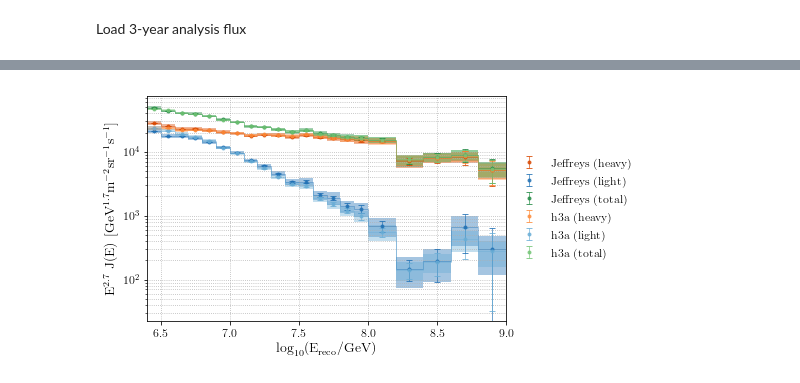
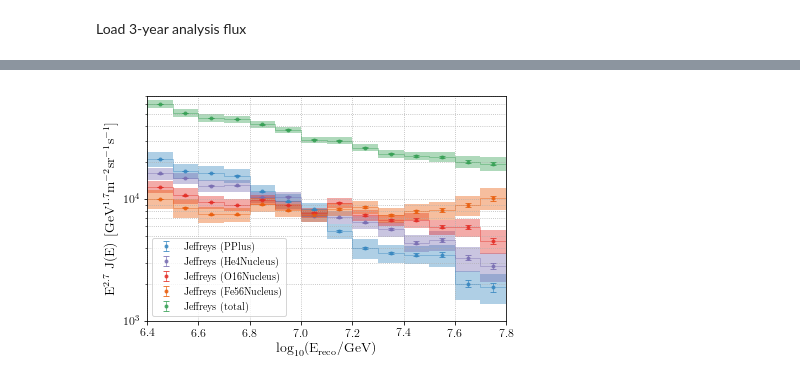
Before and after one commit to jrbourbeau/cr-composition, a Jupyter notebook: notebooks/spectrum-analysis.ipynb, the cells around one changed output, grey strips where cells are left out. Drawn from its saved outputs; the diff is of its cells as text; code cells hidden in the pictures.

Commit message:
Updates unfolding code

```diff
--- a/notebooks/spectrum-analysis.ipynb
+++ b/notebooks/spectrum-analysis.ipynb
@@ -305,7 +125,6 @@ ks_pval_str = 'ks-0p01'
 # %%
 df_file = os.path.join(comp.paths.project_root, 'unfolding', config,
-                       'pyunfold_output.hdf')
-#                        'pyunfold_output_{}.hdf'.format(ks_pval_str))
+                       'pyunfold_output_{}-groups.hdf'.format(num_groups))
 df_unfolding = pd.read_hdf(df_file, model_name, mode='r')
 # %%
 df_unfolding
@@ -400,12 +275,8 @@ for idx_iter, df_iter in df_unfolding.iterrows():
 # %% [markdown]
 ### Plot comparison of final unfolded flux for different priors
 # %%
-ks_pval_str = 'ks-0p01'
-# ks_pval_str = 'ks-0p0075'
-# ks_pval_str = 'ks-0p005'
-# ks_pval_str = 'ks-0p001'
-# model_names = ['Jeffreys']
-model_names = ['Jeffreys', 'h3a']
+model_names = ['Jeffreys']
+# model_names = ['Jeffreys', 'H3a']
 # model_names = ['Jeffreys', 'h3a', 'Hoerandel5']
 # %% [markdown]
 Load 3-year analysis flux
@@ -430,0 +285,6 @@ flux_data_3yr['total_err_up'] = np.sqrt(flux_data_3yr['light_err_up']**2 + flux_
+# %%
+flux_data_3yr_format = ['log_energy_midpoints',
+                        'PPlus_flux', 'PPlus_err_down', 'PPlus_err_up', 'PPlus_err_down2', 'PPlus_err_up2',
+                        'He4Nucleus_flux', 'He4Nucleus_err_down', 'He4Nucleus_err_up', 'He4Nucleus_err_down2', 'He4Nucleus_err_up2',
+                        'O16Nucleus_flux', 'O16Nucleus_err_down', 'O16Nucleus_err_up', 'O16Nucleus_err_down2', 'O16Nucleus_err_up2',
+                        'Fe56Nucleus_flux', 'Fe56Nucleus_err_down', 'Fe56Nucleus_err_up', 'Fe56Nucleus_err_down2', 'Fe56Nucleus_err_up2']
@@ -431,86 +322,101 @@ flux_data_3yr['total_err_up'] = np.sqrt(flux_data_3yr['light_err_up']**2 + flux_
+# %%
+plot_3yr = False
 # %%
 fig, ax = plt.subplots()
+marker_dict = {model: marker for model, marker in zip(model_names, '.^*o')}
 color_dict_model = {}
 color_dict_model['light'] = sns.color_palette('Blues', len(model_names)+1).as_hex()[::-1]
+color_dict_model['intermediate'] = sns.color_palette('Reds', len(model_names)+1).as_hex()[::-1]
 color_dict_model['heavy'] = sns.color_palette('Oranges', len(model_names)+1).as_hex()[::-1]
+
+color_dict_model['PPlus'] = sns.color_palette('Blues', len(model_names)+1).as_hex()[::-1]
+color_dict_model['O16Nucleus'] = sns.color_palette('Reds', len(model_names)+1).as_hex()[::-1]
+color_dict_model['He4Nucleus'] = sns.color_palette('Purples', len(model_names)+1).as_hex()[::-1]
+color_dict_model['Fe56Nucleus'] = sns.color_palette('Oranges', len(model_names)+1).as_hex()[::-1]
+
 color_dict_model['total'] = sns.color_palette('Greens', len(model_names)+1).as_hex()[::-1]
 for idx_model, model_name in enumerate(model_names):
 
     df_file = os.path.join(comp.paths.project_root, 'unfolding', config,
-                           'pyunfold_output.hdf')
-#                            'unfolding/unfolded_output/pyunfold_output_{}.hdf'.format(ks_pval_str))
+                           'pyunfold_output_{}-groups.hdf'.format(num_groups))
     df_unfolding = pd.read_hdf(df_file, model_name, mode='r')
     df_final_iter = df_unfolding.iloc[-1]
 
     counts, counts_sys_err, counts_stat_err = {}, {}, {}
     for idx, composition in enumerate(comp_list):
-        counts[composition] = df_final_iter['n_c'][idx::2]
-        counts_sys_err[composition] = df_final_iter['sys_err'][idx::2]
-        counts_stat_err[composition] = df_final_iter['stat_err'][idx::2]
+        counts[composition] = df_final_iter['n_c'][idx::num_groups]
+        counts_sys_err[composition] = df_final_iter['sys_err'][idx::num_groups]
+        counts_stat_err[composition] = df_final_iter['stat_err'][idx::num_groups]
 
-    counts['total'] = counts['light'] + counts['heavy']
-    counts_sys_err['total'] = np.sqrt(counts_sys_err['light']**2 + counts_sys_err['heavy']**2)
-    counts_stat_err['total'] = np.sqrt(counts_stat_err['light']**2 + counts_stat_err['heavy']**2)
+    for idx, composition in enumerate(comp_list):
+        if idx == 0:
+            counts['total'] = np.zeros_like(counts[composition])
+            counts_sys_err['total'] = np.zeros_like(counts[composition])
+            counts_stat_err['total'] = np.zeros_like(counts[composition])
+        counts['total'] += counts[composition]
+        counts_sys_err['total'] += counts_sys_err[composition]**2
+        counts_stat_err['total'] += counts_stat_err[composition]**2
+    counts_sys_err['total'] = np.sqrt(counts_sys_err['total'])
+    counts_stat_err['total'] = np.sqrt(counts_stat_err['total'])
 
     for composition in comp_list + ['total']:
         flux, flux_err_sys = comp.analysis.get_flux(counts[composition], counts_sys_err[composition],
                                                      energybins=energybins.energy_bins,
-#                                                      eff_area=thrown_area*1,
                                                      eff_area=thrown_area,
 #                                                      eff_area=thrown_area*geom_factor,
                                                      livetime=livetime, livetime_err=livetime_err,
                                                      solid_angle=solid_angle)
         flux, flux_err_stat = comp.analysis.get_flux(counts[composition], counts_stat_err[composition],
                                                      energybins=energybins.energy_bins,
-#                                                      eff_area=thrown_area*1,
                                                      eff_area=thrown_area,
 #                                                      eff_area=thrown_area*geom_factor,
                                                      livetime=livetime, livetime_err=livetime_err,
                                                      solid_angle=solid_angle)
 
         plotting.plot_steps(energybins.log_energy_bins, flux, yerr=flux_err_sys,
                             ax=ax, alpha=0.4, fillalpha=0.4,
                             color=color_dict_model[composition][idx_model])
 
         ax.errorbar(energybins.log_energy_midpoints, flux, yerr=flux_err_stat,
-                    color=color_dict_model[composition][idx_model], ls='None', marker='.',
+                    color=color_dict_model[composition][idx_model], ls='None', marker=marker_dict[model_name],
                     label=model_name + ' ({})'.format(composition), alpha=0.8)
 
 
-# # Add 3-year composition analysis flux for comparison
-# for composition in comp_list + ['total']:
-#     ax.errorbar(flux_data_3yr['log_energy_midpoints'], flux_data_3yr['{}_flux'.format(composition)],
-#                 yerr=[flux_data_3yr['{}_err_down'.format(composition)], flux_data_3yr['{}_err_up'.format(composition)]],
-#                 ls='None', marker='^', color=color_dict[composition],
-#                 label='3-year ({})'.format(composition), alpha=0.75)
+# Add 3-year composition analysis flux for comparison
+if plot_3yr:
+    for composition in comp_list + ['total']:
+        ax.errorbar(flux_data_3yr['log_energy_midpoints'],
+                    flux_comp_3yr['{}_flux'.format(composition)],
+                    yerr=[flux_comp_3yr['{}_err_down'.format(composition)],
+                          flux_comp_3yr['{}_err_up'.format(composition)]],
+                    ls='None', marker='*', color=color_dict[composition],
+    #                 label='3-year ({})'.format(composition),
+                    alpha=0.75)
 
 
 ax.set_yscale("log", nonposy='clip')
 ax.set_xlabel('$\mathrm{\log_{10}(E_{reco}/GeV)}$')
 ax.set_ylabel('$\mathrm{ E^{2.7} \ J(E) \ [GeV^{1.7} m^{-2} sr^{-1} s^{-1}]}$')
 
-stopping_cond_str = 'Stopping condition: KS p-val $< {}$'.format('0.{}'.format(ks_pval_str.split('p')[-1]))
-bbox_props = dict(boxstyle='round', ec='gray', lw=0.8, fc='white', alpha=0.5)
-# ax.text(6.5, 2.3e3, stopping_cond_str, bbox=bbox_props)
-
-ax.set_xlim(6.4, 9.0)
-# ax.set_xlim(6.4, 7.8)
-# ax.set_xlim([energybins.log_energy_min, energybins.log_energy_max])
-# ax.set_ylim(10**2)
-
-# ax.set_ylim([1e3, 7e4])
+# ax.set_xlim(6.4, 9.0)
+ax.set_xlim(6.4, 7.8)
+ax.set_ylim([1e3, 7e4])
 
 ax.grid(linestyle='dotted', which="both")
-# ax.legend()
-ax.legend(loc='center left', bbox_to_anchor=(1, 0.5), frameon=False)
+ax.legend(loc='lower left', ncol=len(model_names), fontsize=10)
 # leg = plt.legend(loc='upper center', frameon=False,
 #           bbox_to_anchor=(0.5,  # horizontal
 #                           1.15),# vertical
 #           ncol=len(comp_list)+1, fancybox=False)
-iter_unfold_outfile = os.path.join(comp.paths.figures_dir, 'unfolding', 'iter-bayesian', config,
-                                   'final_flux_comparison_{}_efficiencies.png'.format(ks_pval_str))
-comp.check_output_dir(iter_unfold_outfile)
-plt.savefig(iter_unfold_outfile)
+
+if plot_3yr:
+    flux_outfile = os.path.join(comp.paths.figures_dir, 'unfolding', config,
+                                'flux_{}-groups-3yr-comparison.png'.format(num_groups))
+else:
+    flux_outfile = os.path.join(comp.paths.figures_dir, 'unfolding', config,
+                                'flux_{}-groups.png'.format(num_groups))
+comp.check_output_dir(flux_outfile)
+plt.savefig(flux_outfile)
 plt.show()
 # %% [output]
-[figure, old version]
+[figure, new version]
```
Also changed, not shown: parts of 80 cells of this notebook, 13 other files.
